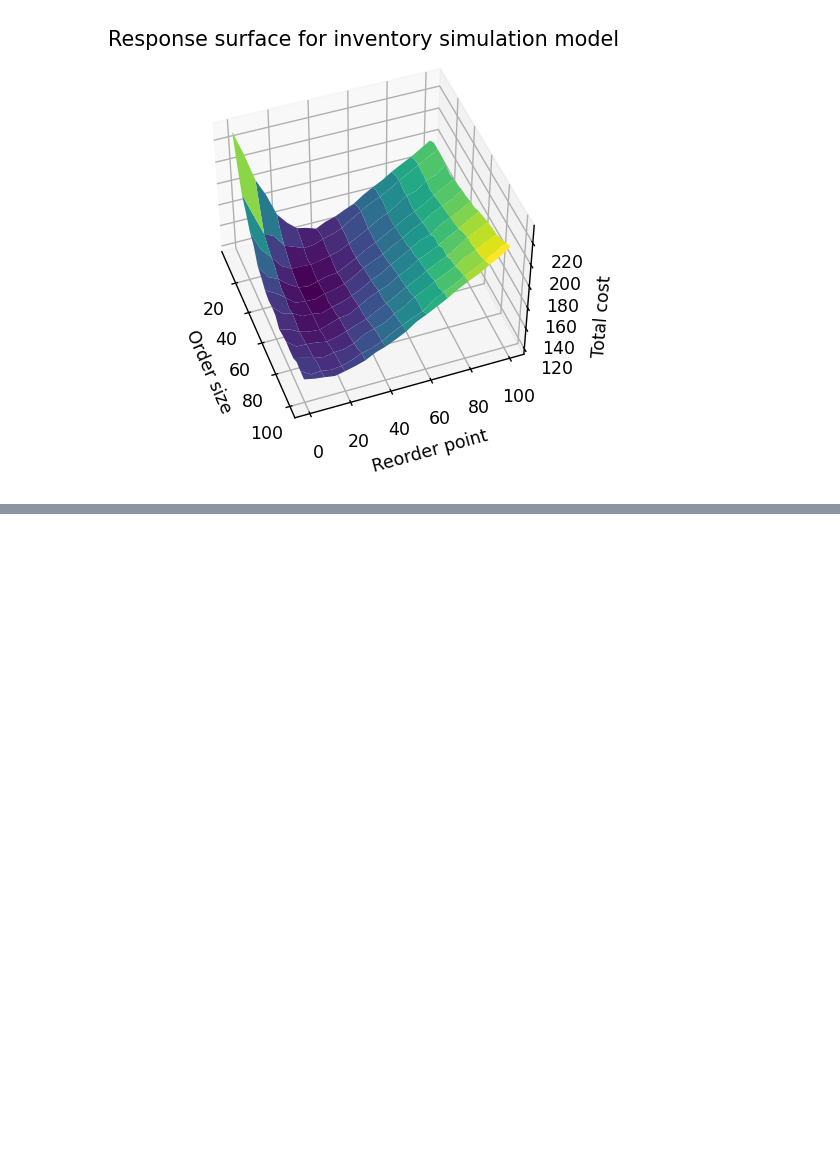
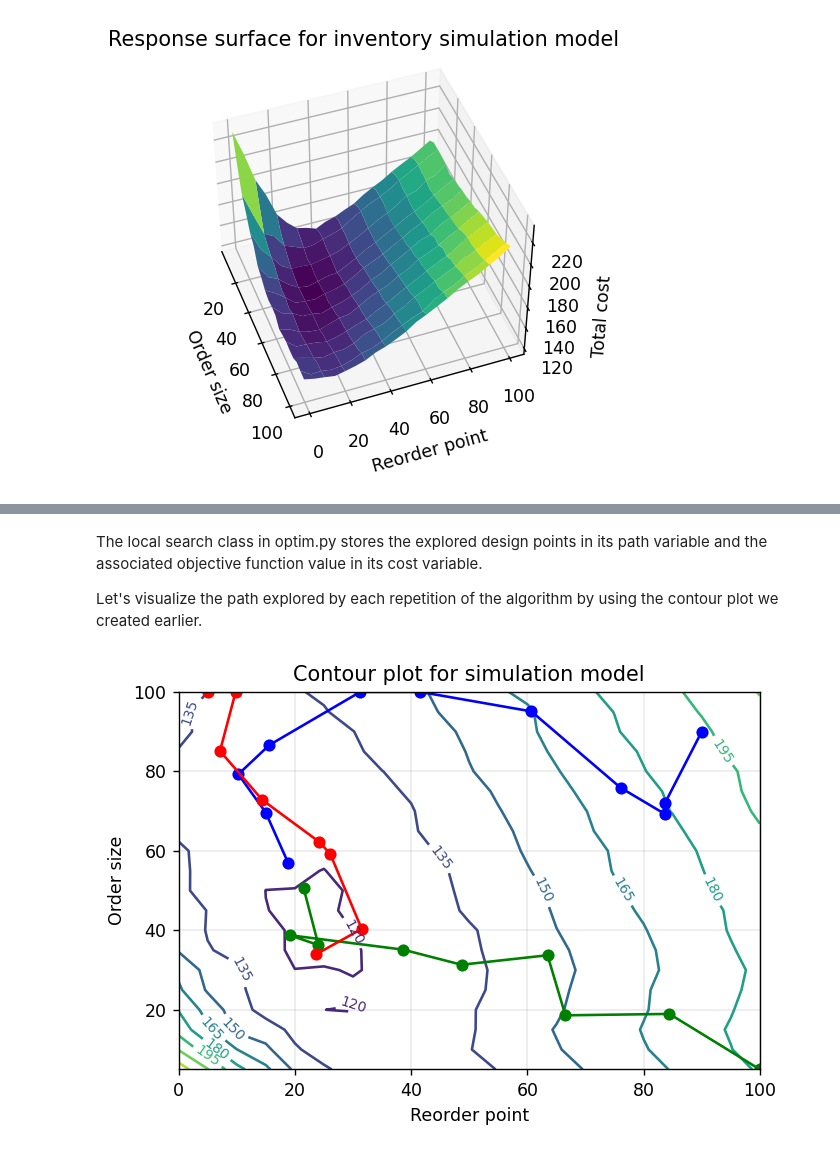
Before and after one commit to Arthurbdt/inventory-simulation, a Jupyter notebook: output_analysis.ipynb, the cells around one changed output, grey strips where cells are left out. Drawn from its saved outputs; the diff is of its cells as text; code cells hidden in the pictures; blank space fills up the shorter version.

Commit message:
Added local search section on optimum finding

```diff
--- a/output_analysis.ipynb
+++ b/output_analysis.ipynb
@@ -369,0 +380,9 @@ ax.view_init(45, -20)
+# %%
+import optim
+
+# run the algorithm with 3 differemt starting points
+a = optim.LocalSearch([90,90], 30, 10)
+b = optim.LocalSearch([100,5], 30, 10)
+c = optim.LocalSearch([5,100], 30, 10)
+
+print(a.path)
@@ -369,0 +401,21 @@ ax.view_init(45, -20)
+# %% [markdown]
+The local search class in optim.py stores the explored design points in its path variable and the associated objective function value in its cost variable.
+
+Let's visualize the path explored by each repetition of the algorithm by using the contour plot we created earlier.
+# %%
+# re-create contour plot
+plt.figure(dpi=125)
+plt.title('Contour plot for simulation model')
+plt.xlabel('Reorder point')
+plt.ylabel('Order size')
+contours = plt.contour(Yi, Xi, Z, 10)
+plt.clabel(contours, inline=True, fmt='%1.0f', fontsize=8)
+plt.grid(color='gray', linestyle='-', linewidth=.15)
+
+# add lines to visualize algorithms path
+plt.plot(a.path[:,0],a.path[:,1],'b-o')
+plt.plot(b.path[:,0],b.path[:,1],'g-o')
+plt.plot(c.path[:,0],c.path[:,1],'r-o')
+plt.show()
+# %% [output]
+[figure, added]
```
Also changed, not shown: parts of 6 cells of this notebook.
